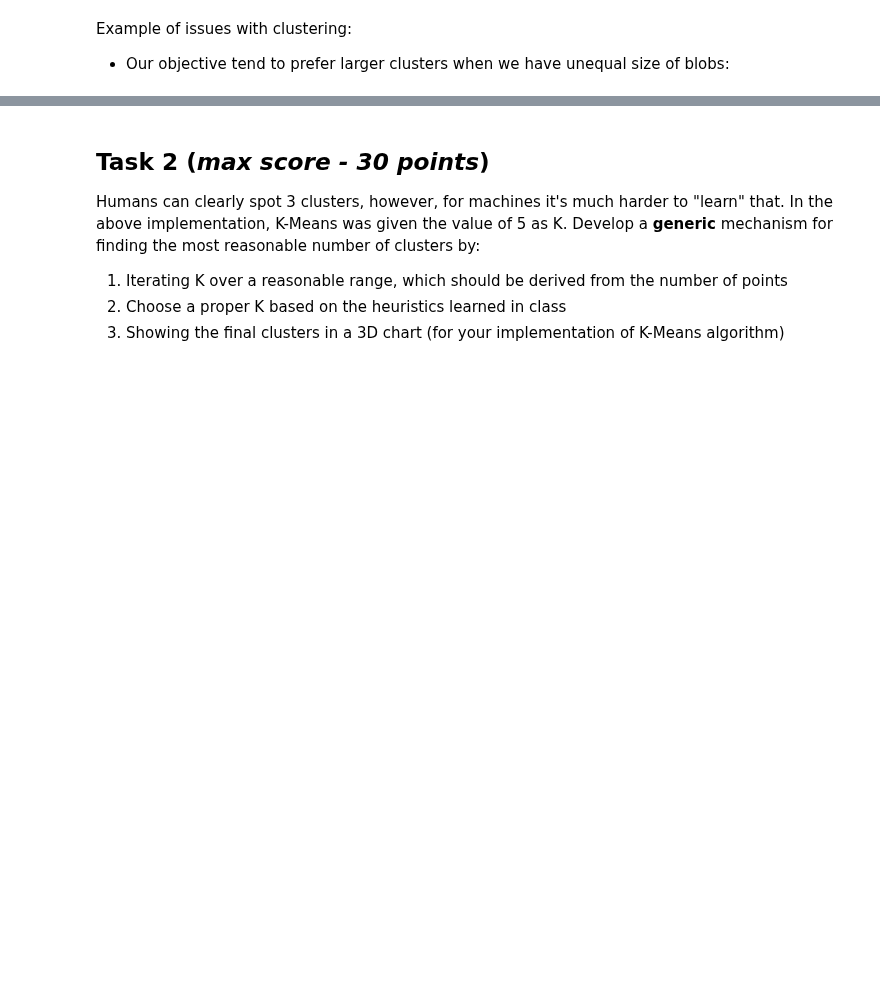
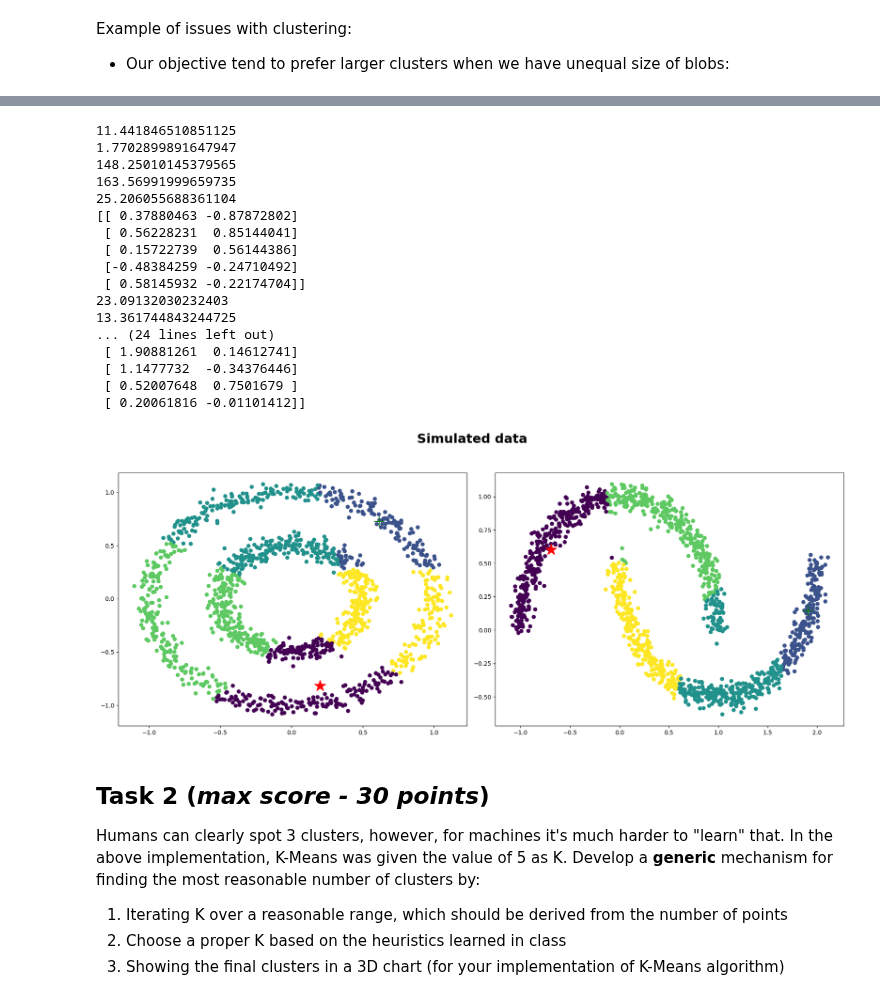
Before and after one commit to tryko/y_data_Itay_asaf_, a Jupyter notebook: Unsupervised_Learning/week_1/HW1_Clustering_Itay.ipynb, the cells around one changed output, grey strips where cells are left out. Cells and saved outputs as stored; diff of their text form; code cells hidden in the pictures; blank space fills up the shorter version.

```diff
--- a/Unsupervised_Learning/week_1/HW1_Clustering_Itay.ipynb
+++ b/Unsupervised_Learning/week_1/HW1_Clustering_Itay.ipynb
@@ -241,25 +318,44 @@ Itay
 # %%
 # Cricles
 # Taken from here: https://towardsdatascience.com/k-means-clustering-algorithm-applications-evaluation-methods-and-drawbacks-aa03e644b48a
 
 X1 = make_circles(factor=0.5, noise=0.05, n_samples=1500)
 
 # Moons
 X2 = make_moons(n_samples=1500, noise=0.05)
 
 fig, ax = plt.subplots(1, 2)
 for i, X in enumerate([X1, X2]):
     fig.set_size_inches(18, 7)
-    km = KMeans(n_clusters=2)
+    km = K_means(k=2)
     km.fit(X[0])
     labels = km.predict(X[0])
-    centroids = km.cluster_centers_
+    centroids = km.centroids
 
     ax[i].scatter(X[0][:, 0], X[0][:, 1], c=labels)
     ax[i].scatter(centroids[0, 0], centroids[0, 1], marker='*', s=400, c='r')
     ax[i].scatter(centroids[1, 0], centroids[1, 1], marker='+', s=300, c='green')
 plt.suptitle('Simulated data', y=1.05, fontsize=22, fontweight='semibold')
 plt.tight_layout()
+# %% [output]
+11.441846510851125
+1.7702899891647947
+148.25010145379565
+163.56991999659735
+25.206055688361104
+[[ 0.37880463 -0.87872802]
+ [ 0.56228231  0.85144041]
+ [ 0.15722739  0.56144386]
+ [-0.48384259 -0.24710492]
+ [ 0.58145932 -0.22174704]]
+23.09132030232403
+13.361744843244725
+... (24 lines left out)
+ [ 1.90881261  0.14612741]
+ [ 1.1477732  -0.34376446]
+ [ 0.52007648  0.7501679 ]
+ [ 0.20061816 -0.01101412]]
+[figure, added]
 # %% [markdown]
 ## Task 2 (_max score - 30 points_)
 
```
Also changed, not shown: parts of 11 cells of this notebook.
